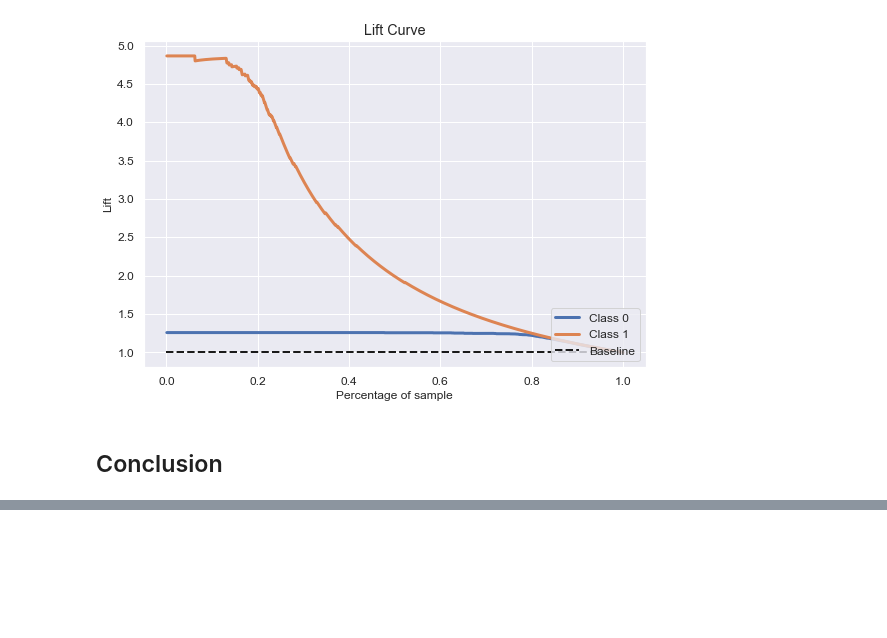
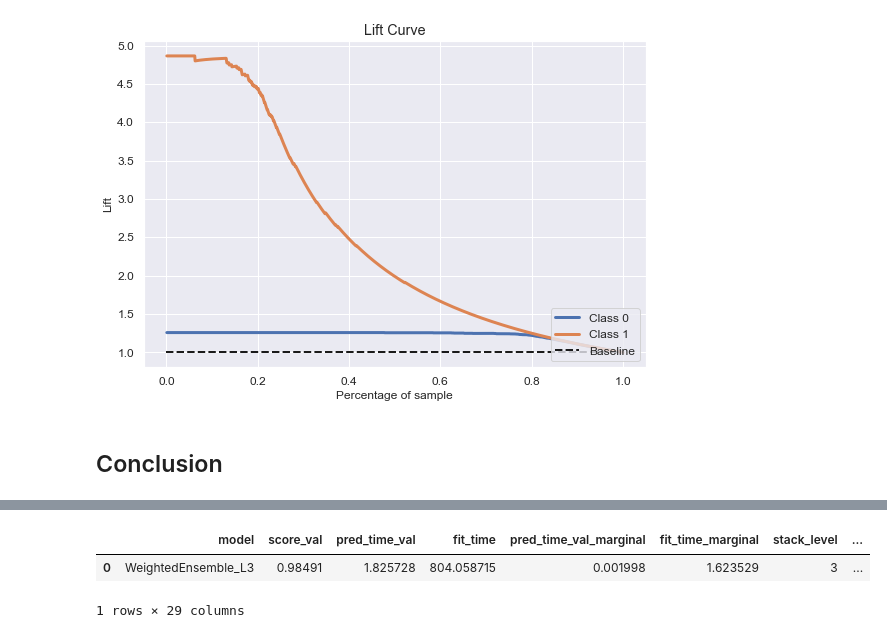
Before and after one commit to jtoepp/NM_Data_Scientist_Take_Home_Test, a Jupyter notebook: NM_Assessment.ipynb, the cells around one changed output, grey strips where cells are left out. Saved outputs shown, nothing was run; the diff lists cells and outputs as text; code cells hidden in the pictures; blank space fills up the shorter version.

```diff
--- a/NM_Assessment.ipynb
+++ b/NM_Assessment.ipynb
@@ -805,0 +790,8 @@ plt.show()
+# %%
+# load saved model and bypass the training time
+leaderboard_with_child_models = pd.DataFrame(predictor.leaderboard(extra_info = True, silent = True))
+leaderboard_with_child_models.head(1)
+# %% [output]
+|  | model | score_val | pred_time_val | fit_time | pred_time_val_marginal | fit_time_marginal | stack_level | ... |
+| 0 | WeightedEnsemble_L3 | 0.98491 | 1.825728 | 804.058715 | 0.001998 | 1.623529 | 3 | ... |
+1 rows × 29 columns
```
Also changed, not shown: parts of 12 cells of this notebook, 1 other file.
